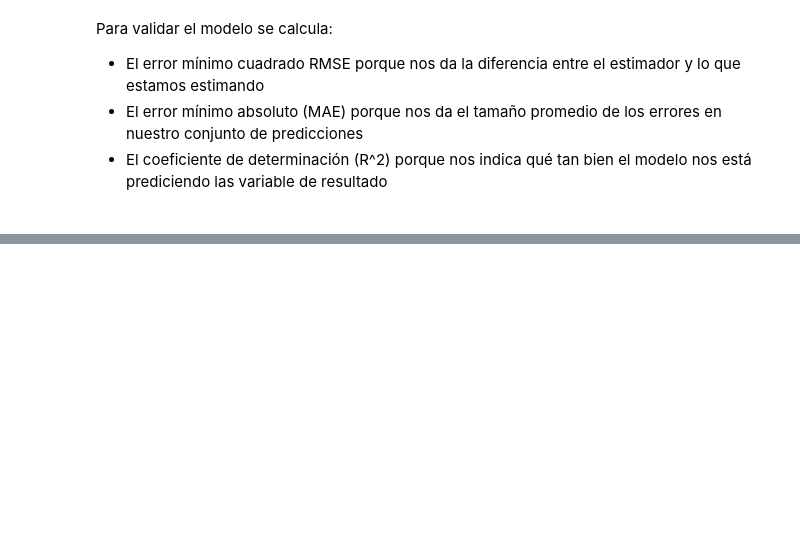
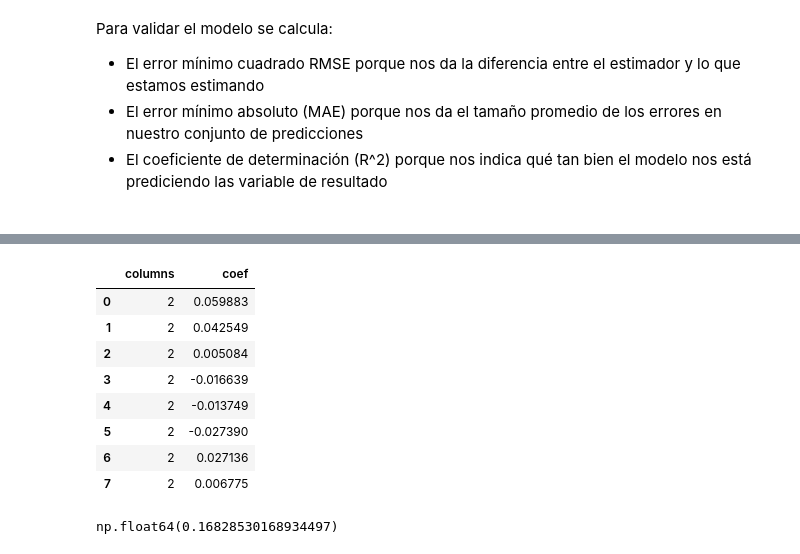
Before and after one commit to Paulina-A-V/Laboratorio, a Jupyter notebook: notebook lab 1.ipynb, the cells around one changed output, grey strips where cells are left out. Cells and saved outputs as stored; diff of their text form; code cells hidden in the pictures; blank space fills up the shorter version.

```diff
--- a/notebook lab 1.ipynb
+++ b/notebook lab 1.ipynb
@@ -403,0 +407,25 @@ R² for test data: 0.32
+# %%
+from sklearn.impute import SimpleImputer
+from sklearn.preprocessing import OneHotEncoder
+
+numeric_features = ["ra", "dec", "run", "camcol", "field", "mjd", "colv", "rowv"]
+
+numeric_transformer = Pipeline(steps=[
+    ('imputer', SimpleImputer(strategy='mean')),
+    ('scaler', StandardScaler())
+])
+
+
+preprocessor = ColumnTransformer(
+    transformers=[
+        ('numerico', numeric_transformer, numeric_features)
+    ])
+
+
+pipeline = Pipeline(
+    [
+        ("preprocessor", preprocessor),
+        ("scaler", StandardScaler()),
+        ("model", LinearRegression())
+    ]
+)
@@ -403,0 +446,2 @@ R² for test data: 0.32
+# %%
+pipeline.fit(X_train, y_train)
@@ -403,0 +459,16 @@ R² for test data: 0.32
+# %%
+pd.DataFrame({'columns': 2, 'coef': pipeline['model'].coef_})
+# %% [output]
+|  | columns | coef |
+| 0 | 2 | 0.059883 |
+| 1 | 2 | 0.042549 |
+| 2 | 2 | 0.005084 |
+| 3 | 2 | -0.016639 |
+| 4 | 2 | -0.013749 |
+| 5 | 2 | -0.027390 |
+| 6 | 2 | 0.027136 |
+| 7 | 2 | 0.006775 |
+# %%
+pipeline['model'].intercept_
+# %% [output]
+np.float64(0.16828530168934497)
```
Also changed, not shown: parts of 9 cells of this notebook.
